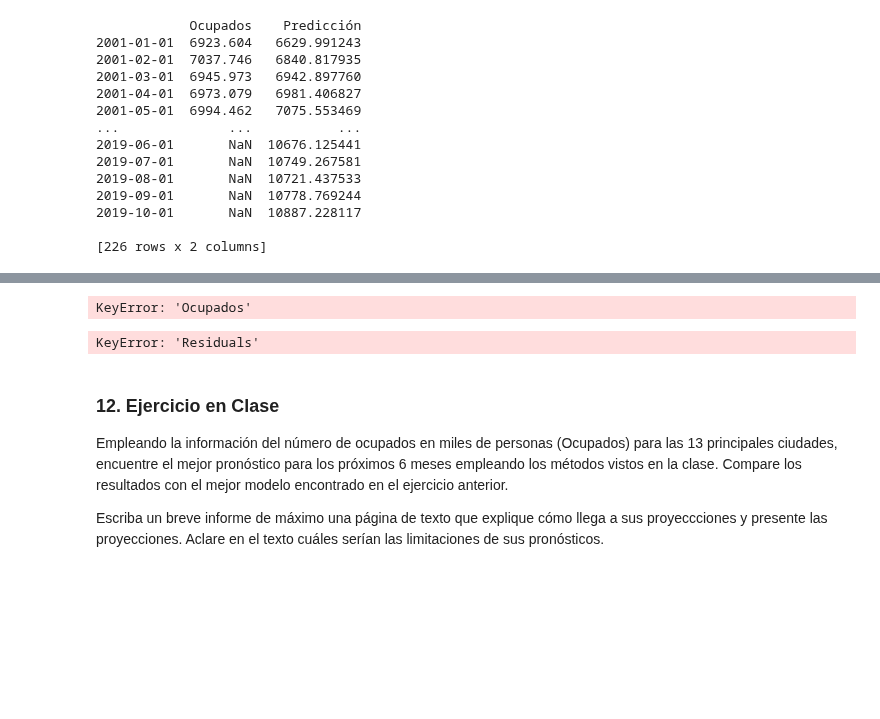
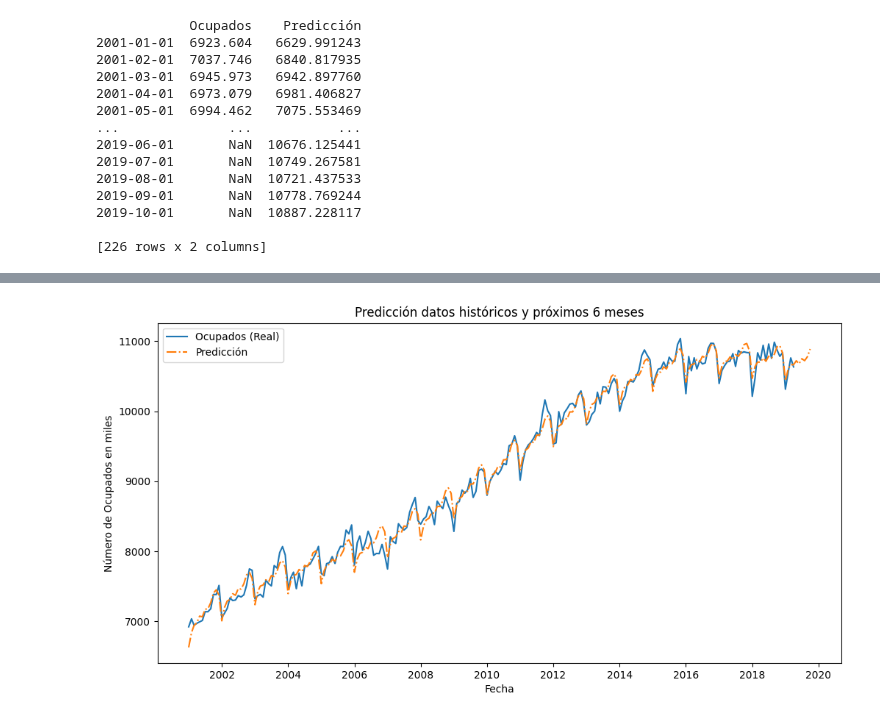
Before and after one commit to alfa7g7/Fundamentos-analitica-II, a Jupyter notebook: Clase 2/fundamentos_analítica_clase2_Tarea.ipynb, the cells around one changed output, grey strips where cells are left out. Drawn from its saved outputs; the diff is of its cells as text; code cells hidden in the pictures; blank space fills up the shorter version.

```diff
--- a/Clase 2/fundamentos_analítica_clase2_Tarea.ipynb
+++ b/Clase 2/fundamentos_analítica_clase2_Tarea.ipynb
@@ -364,62 +441,12 @@ Para poder hacer uso del modelo y los pronósticos se deben cumplir los supuesto
-# %%
-# Calcular los residuales
-month_dummies['Residuals'] = month_dummies['Ocupados'] - month_dummies['Predicción']
-
-# Graficar los residuales
-plt.figure(figsize=(10, 6))
-plt.plot(month_dummies.index, month_dummies['Residuals'], label='Residuals')
-plt.title('Gráfico de los Residuales')
-plt.xlabel('Fecha')
-plt.ylabel('Residuals')
-plt.axhline(y=0, linestyle='-.', color='orange')
-plt.legend()
-plt.show()
-# %% [output]
-KeyError: 'Ocupados'
-# %%
-# Residuales del modelo
-#residuals = lin_t_season.resid
-residuals = month_dummies['Residuals']
-
-# 1. Prueba de Autocorrelación: Box-Pierce y Ljung-Box
-lb_test = acorr_ljungbox(residuals, lags=[10], return_df=True)
-print("Prueba de Ljung-Box para Autocorrelación:")
-print(lb_test)
-
-# 2. Prueba de Homoscedasticidad: Ljung-Box sobre los residuales al cuadrado
-residuals_squared = residuals ** 2
-lb_test_squared = acorr_ljungbox(residuals_squared, lags=[10], return_df=True)
-print("\nPrueba de Ljung-Box para Heterocedasticidad (residuales al cuadrado):")
-print(lb_test_squared)
-
-# 3. Prueba de Normalidad: Jarque-Bera y Shapiro-Wilk
-jb_test = jarque_bera(residuals)
-shapiro_test = shapiro(residuals)
-
-print("\nPrueba de Jarque-Bera para Normalidad:")
-print(f"Estadístico: {jb_test[0]}, p-valor: {jb_test[1]}")
-print("Prueba de Shapiro-Wilk para Normalidad:")
-print(f"Estadístico: {shapiro_test[0]}, p-valor: {shapiro_test[1]}")
-
-# Visualizaciones para inspección visual de la normalidad
-fig, axs = plt.subplots(1, 2, figsize=(14, 6))
-
-# Histograma de los residuales
-sns.histplot(residuals, kde=True, ax=axs[0])
-axs[0].set_title('Histograma de los Residuales')
-
-# Gráfico Q-Q
-sm.qqplot(residuals, line='s', ax=axs[1])
-axs[1].set_title('Gráfico Q-Q de los Residuales')
-
-plt.tight_layout()
-plt.show()
-# %% [output]
-KeyError: 'Residuals'
-# %% [markdown]
-### **12. Ejercicio en Clase**
-
-Empleando la información del número de ocupados en miles de personas (Ocupados) para las 13 principales ciudades, encuentre el mejor pronóstico para los próximos 6 meses empleando los métodos vistos en la clase. Compare
-los resultados con el mejor modelo encontrado en el ejercicio anterior.
-
-Escriba un breve informe de máximo una página de texto que explique cómo llega a sus proyeccciones y presente las proyecciones. Aclare en el texto cuáles serían las limitaciones de sus pronósticos.
+# %%
+# Graficar las predicciones para todo el periodo, incluyendo los próximos 6 meses
+plt.figure(figsize=(12, 6))
+plt.plot(data_extended_with_dummies.index, data_extended_with_dummies['Ocupados'], label='Ocupados (Real)')
+plt.plot(data_extended_with_dummies.index, data_extended_with_dummies['Predicción'], label='Predicción', linestyle='-.')
+plt.title('Predicción datos históricos y próximos 6 meses')
+plt.xlabel('Fecha')
+plt.ylabel('Número de Ocupados en miles')
+plt.legend()
+plt.show()
+# %% [output]
+[figure, added]
```
Also changed, not shown: parts of 9 cells of this notebook.
